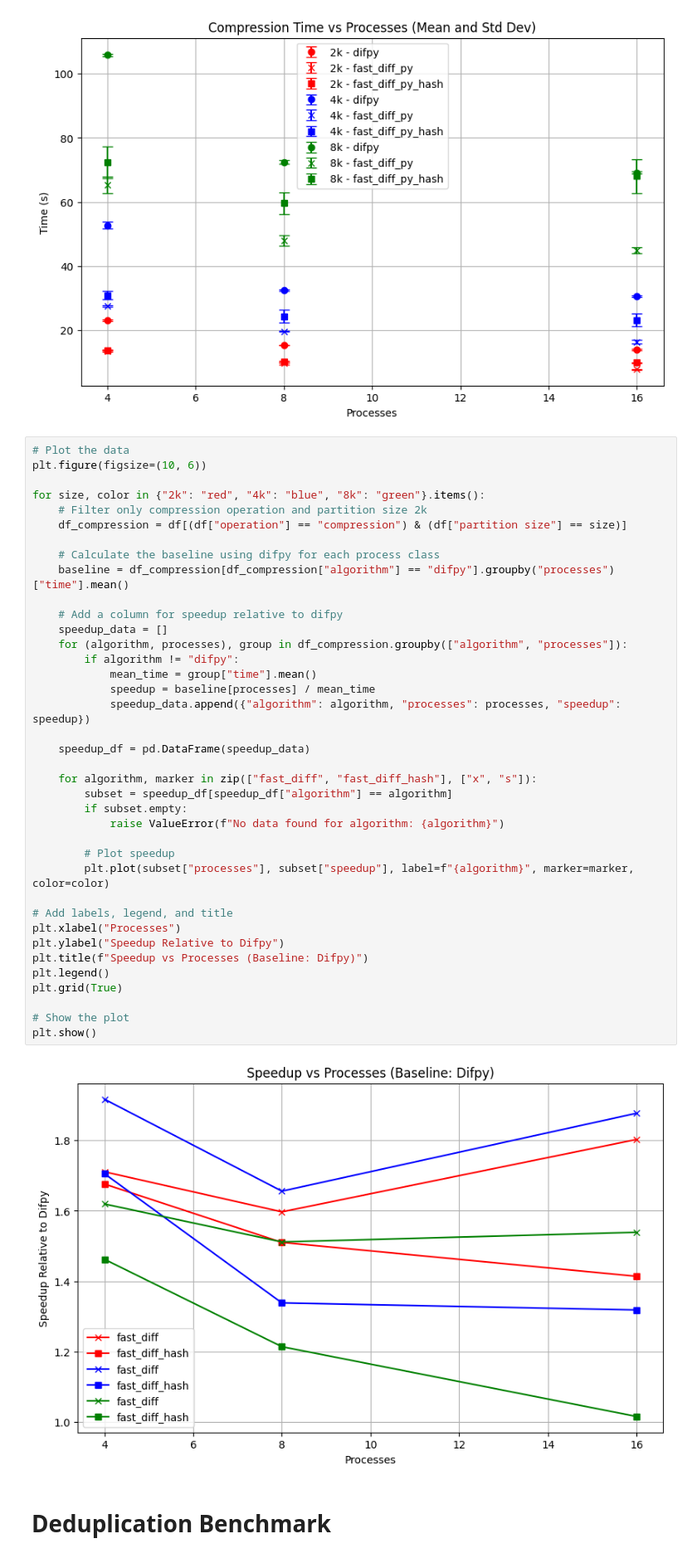
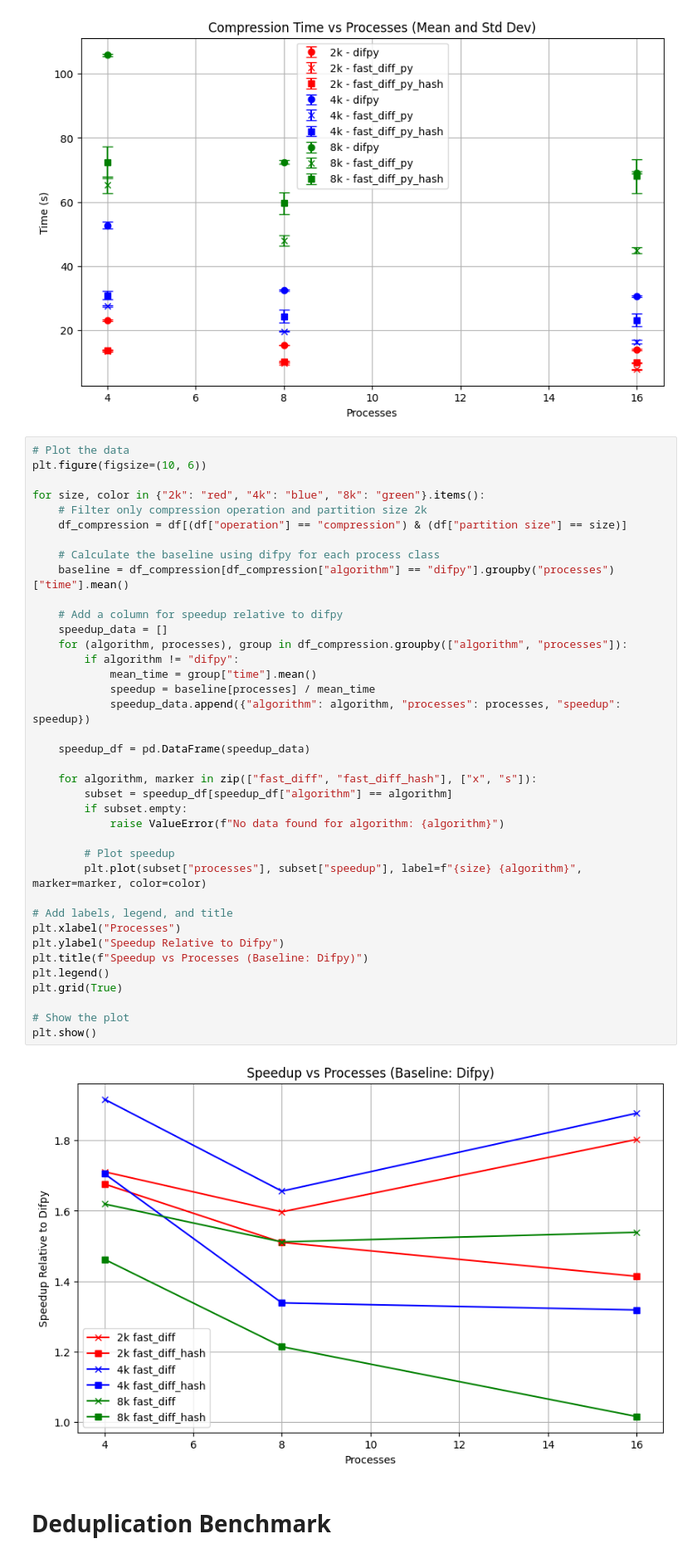
Before and after one commit to AliSot2000/Duplicate-Image-Finder, a Jupyter notebook: scripts/plotting.ipynb, the cells around one changed output. Shown: that part at 83% size. Saved outputs shown, nothing was run; the diff lists cells and outputs as text.

Commit message:
+ Better legends

```diff
--- a/scripts/plotting.ipynb
+++ b/scripts/plotting.ipynb
@@ -108,35 +108,35 @@ for size, color in {"2k": "red", "4k": "blue", "8k": "green"}.items():
     # Calculate the baseline using difpy for each process class
     baseline = df_compression[df_compression["algorithm"] == "difpy"].groupby("processes")["time"].mean()
 
     # Add a column for speedup relative to difpy
     speedup_data = []
     for (algorithm, processes), group in df_compression.groupby(["algorithm", "processes"]):
         if algorithm != "difpy":
             mean_time = group["time"].mean()
             speedup = baseline[processes] / mean_time
             speedup_data.append({"algorithm": algorithm, "processes": processes, "speedup": speedup})
 
     speedup_df = pd.DataFrame(speedup_data)
 
     for algorithm, marker in zip(["fast_diff", "fast_diff_hash"], ["x", "s"]):
         subset = speedup_df[speedup_df["algorithm"] == algorithm]
         if subset.empty:
             raise ValueError(f"No data found for algorithm: {algorithm}")
 
         # Plot speedup
-        plt.plot(subset["processes"], subset["speedup"], label=f"{algorithm}", marker=marker, color=color)
+        plt.plot(subset["processes"], subset["speedup"], label=f"{size} {algorithm}", marker=marker, color=color)
 
 # Add labels, legend, and title
 plt.xlabel("Processes")
 plt.ylabel("Speedup Relative to Difpy")
 plt.title(f"Speedup vs Processes (Baseline: Difpy)")
 plt.legend()
 plt.grid(True)
 
 # Show the plot
 plt.show()
 # %% [output]
-[figure, old version]
+[figure, new version]
 # %% [markdown]
 # Deduplication Benchmark
 # %%
```
Also changed, not shown: parts of 6 cells of this notebook, 2 other files.
